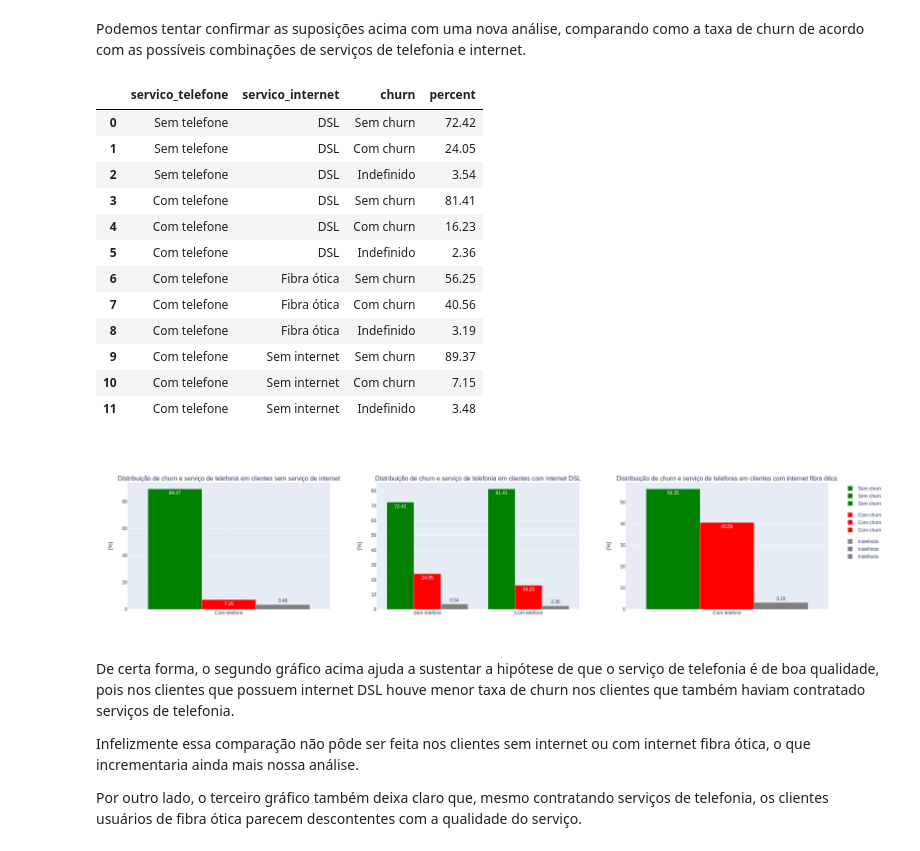
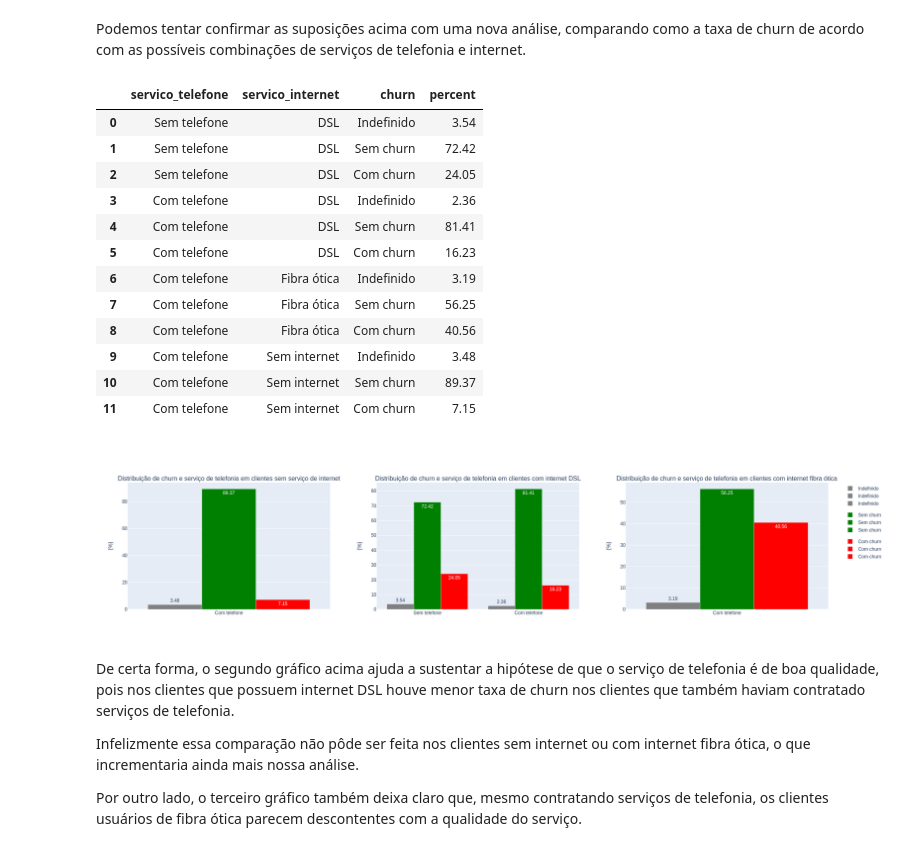
Before and after one commit to jackson-simionato/challenge_alura_DS01, a Jupyter notebook: week_2_challenge_alura_DS_2022_05.ipynb, the cells around one changed output. Cells and saved outputs as stored; diff of their text form; code cells hidden in the pictures.

```diff
--- a/week_2_challenge_alura_DS_2022_05.ipynb
+++ b/week_2_challenge_alura_DS_2022_05.ipynb
@@ -378,48 +351,48 @@ Podemos tentar confirmar as suposições acima com uma nova análise, comparando
 # %%
 cross_internet_telefonia = pd.crosstab(dados.churn, [dados.servico_telefone,dados.servico_internet], normalize='columns').unstack().reset_index().rename(columns={0:'percent'})
 cross_internet_telefonia['percent'] = round(cross_internet_telefonia['percent']*100,2)
-cross_internet_telefonia.servico_telefone.replace({'No':'Sem telefone', 'Yes':'Com telefone'}, inplace=True)
-cross_internet_telefonia.servico_internet.replace({'No':'Sem internet', 'Fiber optic':'Fibra ótica'}, inplace=True)
-cross_internet_telefonia.churn.replace({'No':'Sem churn', 'Yes':'Com churn','undefined':'Indefinido'}, inplace=True)
+cross_internet_telefonia.servico_telefone.replace({'Não':'Sem telefone', 'Sim':'Com telefone'}, inplace=True)
+cross_internet_telefonia.servico_internet.replace({'Não':'Sem internet'}, inplace=True)
+cross_internet_telefonia.churn.replace({'Não':'Sem churn', 'Sim':'Com churn'}, inplace=True)
 
 display(cross_internet_telefonia)
 
 fig = make_subplots(rows=1, cols=3, subplot_titles=['Distribuição de churn e serviço de telefonia em clientes sem serviço de internet',
 'Distribuição de churn e serviço de telefonia em clientes com internet DSL','Distribuição de churn e serviço de telefonia em clientes com internet fibra ótica'])
 
 df_fig1 = cross_internet_telefonia.query('servico_internet=="Sem internet"')
 df_fig2 = cross_internet_telefonia.query('servico_internet=="DSL"')
 df_fig3 = cross_internet_telefonia.query('servico_internet=="Fibra ótica"')
 
-fig1 = px.bar(x=df_fig1['servico_telefone'],y=df_fig1['percent'],text_auto=True, color=df_fig1['churn'], color_discrete_sequence=['green','red','grey'])
-fig2 = px.bar(x=df_fig2['servico_telefone'],y=df_fig2['percent'],text_auto=True, color=df_fig2['churn'], color_discrete_sequence=['green','red','grey'])
-fig3 = px.bar(x=df_fig3['servico_telefone'],y=df_fig3['percent'],text_auto=True, color=df_fig3['churn'], color_discrete_sequence=['green','red','grey'])
+fig1 = px.bar(x=df_fig1['servico_telefone'],y=df_fig1['percent'],text_auto=True, color=df_fig1['churn'], color_discrete_sequence=['grey','green','red'])
+fig2 = px.bar(x=df_fig2['servico_telefone'],y=df_fig2['percent'],text_auto=True, color=df_fig2['churn'], color_discrete_sequence=['grey','green','red'])
+fig3 = px.bar(x=df_fig3['servico_telefone'],y=df_fig3['percent'],text_auto=True, color=df_fig3['churn'], color_discrete_sequence=['grey','green','red'])
 
 
 for i in range(len(fig1.data)):
     fig.append_trace(fig1['data'][i], row=1, col=1)
     fig.append_trace(fig2['data'][i], row=1, col=2)
     fig.append_trace(fig3['data'][i], row=1, col=3)
 
 fig.update_layout({'width':2000, })
 fig.update_yaxes(title_text='(%)')
 
 fig.show('png')
 # %% [output]
 |  | servico_telefone | servico_internet | churn | percent |
-| 0 | Sem telefone | DSL | Sem churn | 72.42 |
-| 1 | Sem telefone | DSL | Com churn | 24.05 |
-| 2 | Sem telefone | DSL | Indefinido | 3.54 |
-| 3 | Com telefone | DSL | Sem churn | 81.41 |
-| 4 | Com telefone | DSL | Com churn | 16.23 |
-| 5 | Com telefone | DSL | Indefinido | 2.36 |
-| 6 | Com telefone | Fibra ótica | Sem churn | 56.25 |
-| 7 | Com telefone | Fibra ótica | Com churn | 40.56 |
-| 8 | Com telefone | Fibra ótica | Indefinido | 3.19 |
-| 9 | Com telefone | Sem internet | Sem churn | 89.37 |
-| 10 | Com telefone | Sem internet | Com churn | 7.15 |
-| 11 | Com telefone | Sem internet | Indefinido | 3.48 |
+| 0 | Sem telefone | DSL | Indefinido | 3.54 |
+| 1 | Sem telefone | DSL | Sem churn | 72.42 |
+| 2 | Sem telefone | DSL | Com churn | 24.05 |
+| 3 | Com telefone | DSL | Indefinido | 2.36 |
+| 4 | Com telefone | DSL | Sem churn | 81.41 |
+| 5 | Com telefone | DSL | Com churn | 16.23 |
+| 6 | Com telefone | Fibra ótica | Indefinido | 3.19 |
+| 7 | Com telefone | Fibra ótica | Sem churn | 56.25 |
+| 8 | Com telefone | Fibra ótica | Com churn | 40.56 |
+| 9 | Com telefone | Sem internet | Indefinido | 3.48 |
+| 10 | Com telefone | Sem internet | Sem churn | 89.37 |
+| 11 | Com telefone | Sem internet | Com churn | 7.15 |
-[figure, old version]
+[figure, new version]
 # %% [markdown]
 De certa forma, o segundo gráfico acima ajuda a sustentar a hipótese de que o serviço de telefonia é de boa qualidade, pois nos clientes que possuem internet DSL houve menor taxa de churn nos clientes que também haviam contratado serviços de telefonia.
 
```
Also changed, not shown: parts of 25 cells of this notebook, 4 other files.
